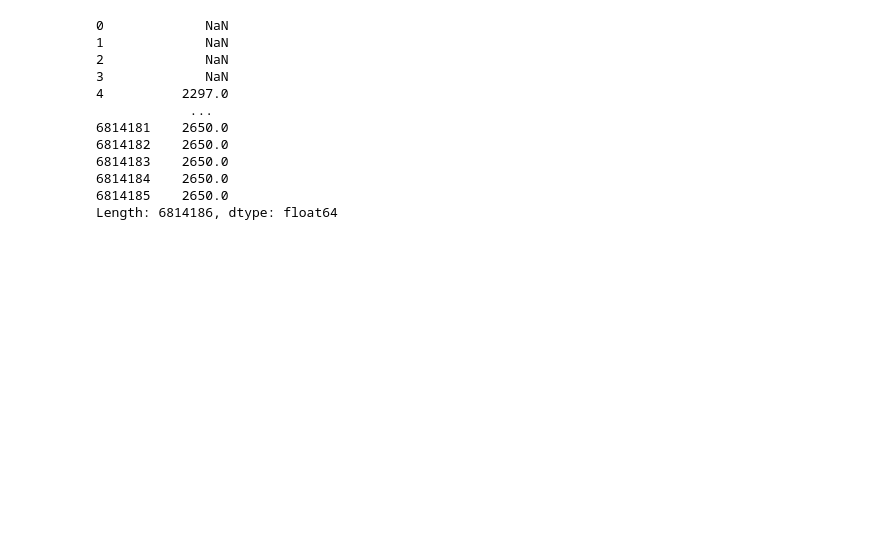
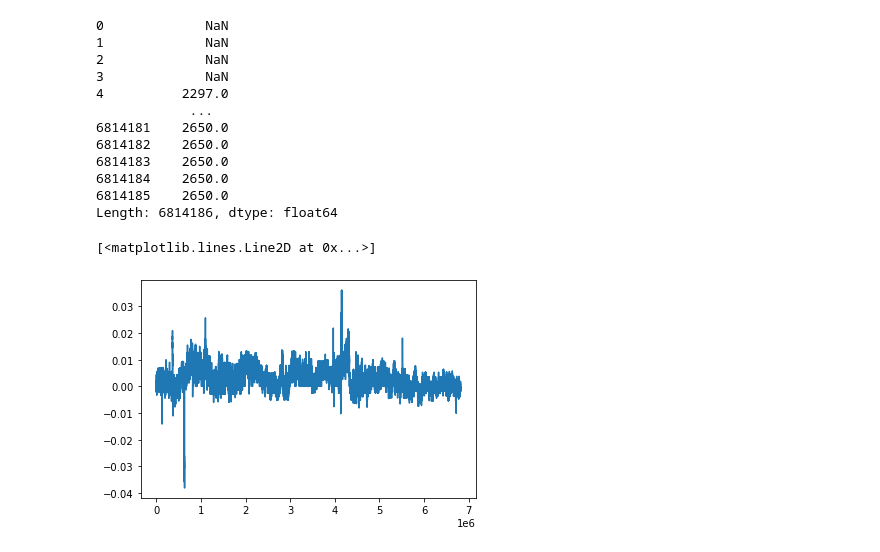
Before and after one commit to Jeremygaop/research-on-pair-trading, a Jupyter notebook: predict_model.ipynb, the cells around one changed output. Cells and saved outputs as stored; diff of their text form; code cells hidden in the pictures; blank space fills up the shorter version.

```diff
--- a/predict_model.ipynb
+++ b/predict_model.ipynb
@@ -94,3 +90,8 @@ talib.MA(stock['SP5'], timeperiod=5)
 6814184    2650.0
 6814185    2650.0
 Length: 6814186, dtype: float64
+# %%
+plt.plot(spread)
+# %% [output]
+[<matplotlib.lines.Line2D at 0x...>]
+[figure, added]
```
Also changed, not shown: parts of 2 cells of this notebook, 1 other file.
